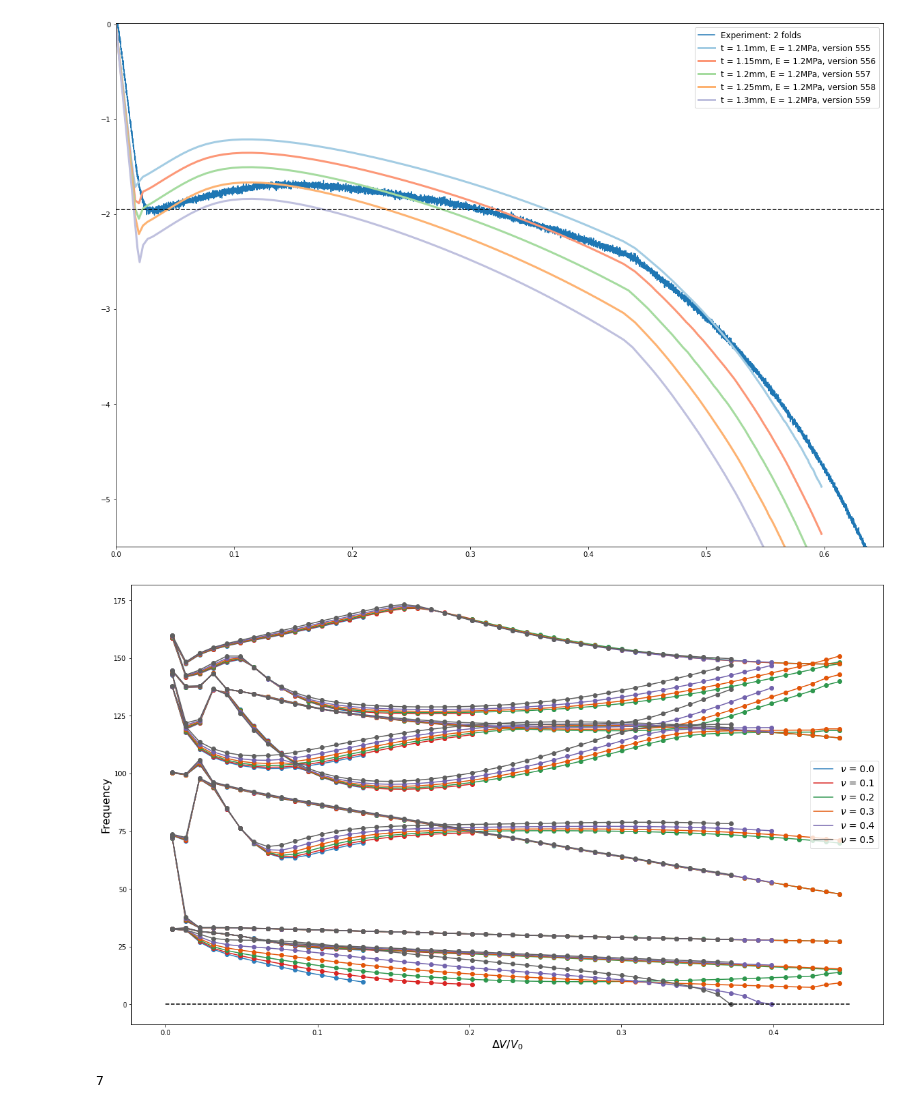
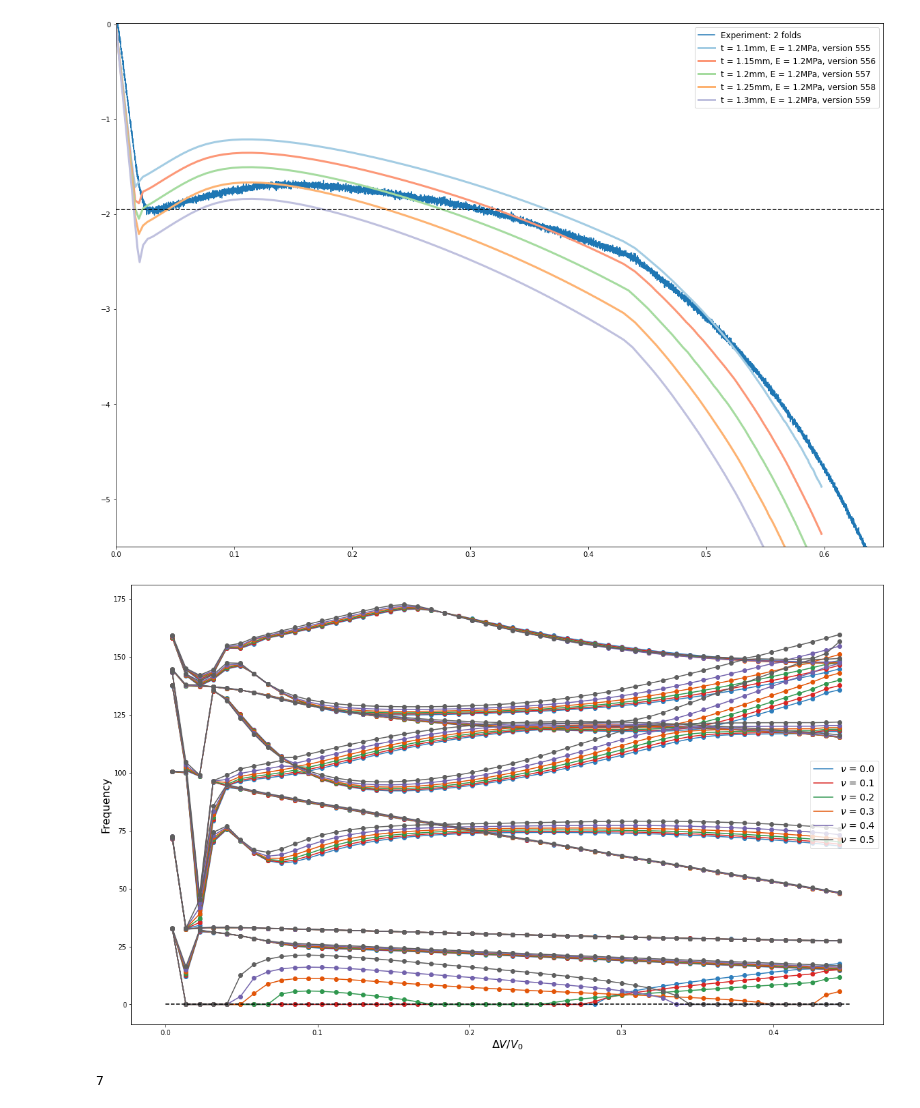
Before and after one commit to bertoldi-collab/buckling-cylinders, a Jupyter notebook: two_folds_compare.ipynb, the cells around one changed output. Cells and saved outputs as stored; diff of their text form; code cells hidden in the pictures.

```diff
--- a/two_folds_compare.ipynb
+++ b/two_folds_compare.ipynb
@@ -65,37 +65,37 @@ nu_try = [0.0, 0.1, 0.2, 0.3, 0.4, 0.5]
 # fig, ax = plt.subplots(figsize = (14,10))
 fig, ax = plt.subplots(figsize = (20,12))
 
-initial_idx = 700
+initial_idx = 710
 
 cmap_all = ['Blues', 'Reds','Greens', 'Oranges', 'Purples', 'Greys', 'BuGn', 'YlOrBr', 'PuRd']
 
 for i,nu in enumerate(nu_try):
     if nu >= 0.0:
         idx_cur = initial_idx + i
         data_path = f'data_out/2fold-test_nu-{idx_cur}_eig_freq.txt'
         data_cur = np.loadtxt(data_path)
         temp_all = data_cur[:,0]
         freq_all = data_cur[:,1:]
 
         color_plot = plt.get_cmap(cmap_all[i])(0.7)
 
         for j in range(np.shape(freq_all)[1]):
             ax.plot(-3*temp_all, freq_all[:,j], 'o', color = color_plot)
             if j == 0:
                 ax.plot(-3*temp_all, freq_all[:,j], '-', color = color_plot, label = rf'$\nu$ = {nu}')
             else:
                 ax.plot(-3*temp_all, freq_all[:,j], '-', color = color_plot)
 
 
 
 ax.legend(loc = 'best', fontsize = 14)
 ax.set_xlabel('$\Delta V/V_0$', fontsize = 16)
 ax.set_ylabel('Frequency', fontsize = 16)
 ax.hlines(0,0,0.45,'k','--')
 
 fig.savefig('data_processed/change_nu_2folds_freq.jpg')
 # %% [output]
-[figure, old version]
+[figure, new version]
 # %%
 np.shape(data_all[:,1:])[1]
 # %% [output]
```
Also changed, not shown: 54 other files.
